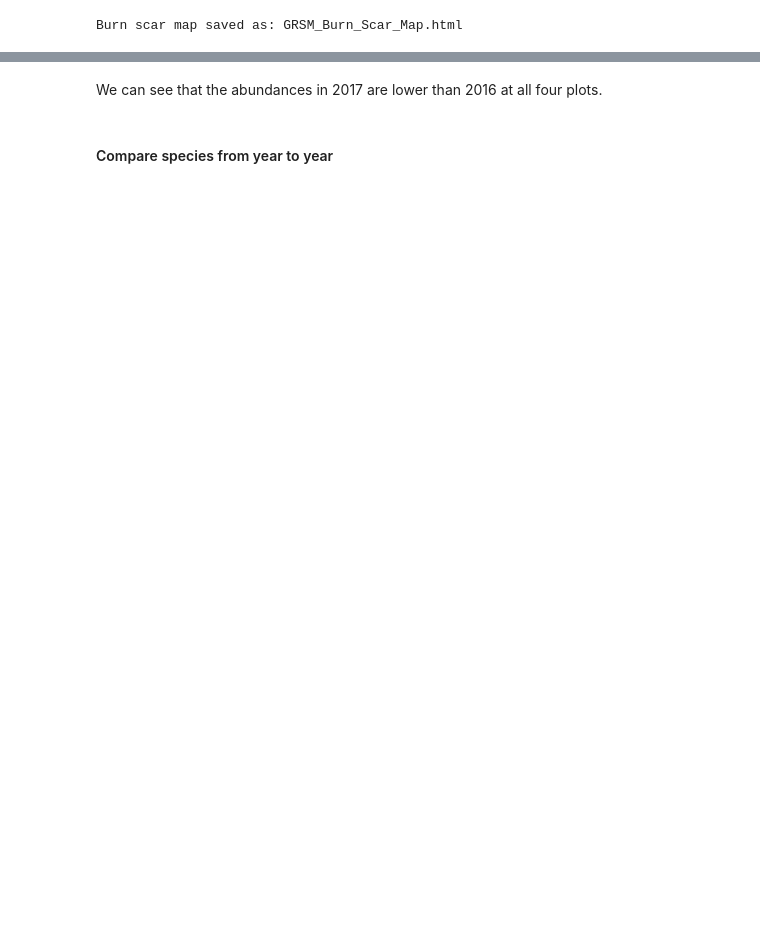
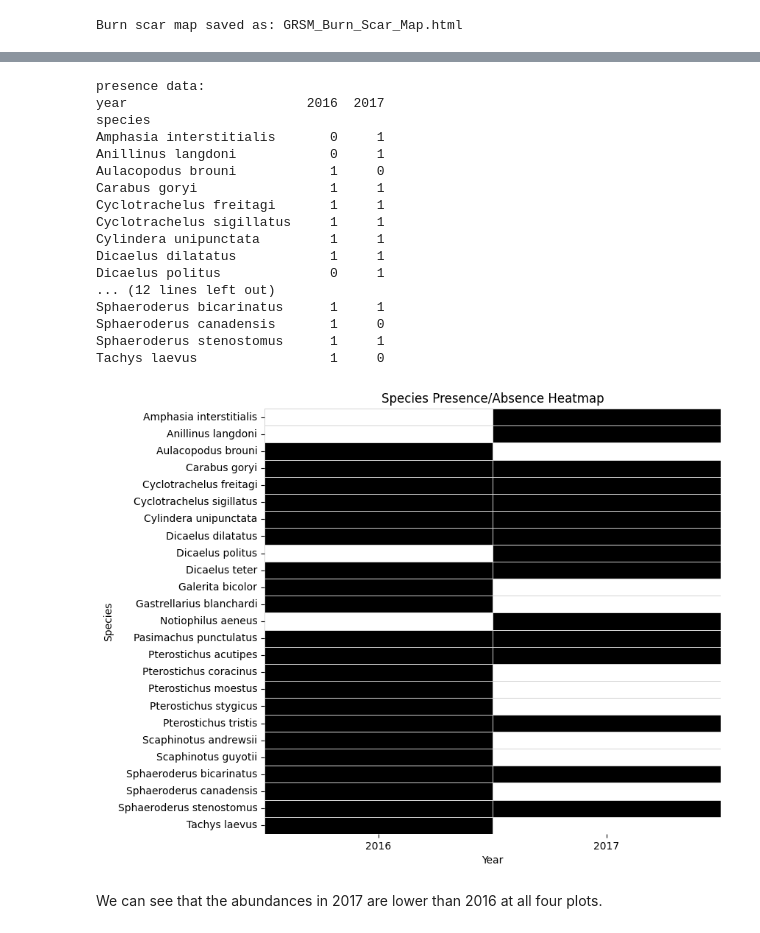
Before and after one commit to NEONScience/NEON-Data-Skills, a Jupyter notebook: tutorials/Other/GEE_Python/04_aop_gbif/Intro_AOP_GBIF_GEE_Python.ipynb, the cells around one changed output, grey strips where cells are left out. Drawn from its saved outputs; the diff is of its cells as text; code cells hidden in the pictures; blank space fills up the shorter version.

Commit message:
update with presence/absence cells, add some more description and place-holders for more details

```diff
--- a/tutorials/Other/GEE_Python/04_aop_gbif/Intro_AOP_GBIF_GEE_Python.ipynb
+++ b/tutorials/Other/GEE_Python/04_aop_gbif/Intro_AOP_GBIF_GEE_Python.ipynb
@@ -399,4 +390,52 @@ plt.show()
+# %%
+# Load the GBIF records
+gbif_geojson = "gbif_carabids_grsm_2016_2017.geojson"
+occ_gdf = gpd.read_file(gbif_geojson)
+
+# Create a presence flag by dropping duplicate species–year pairs
+presence_df = (
+    occ_gdf[['species', 'year']]
+    .drop_duplicates()           # keep one row per species/year
+    .assign(presence=1)          # mark presence
+)
+
+# Pivot so each species is a row, columns are years, values are presence (1) or absence (0)
+presence_pivot = (
+    presence_df
+    .pivot(index='species', columns='year', values='presence')
+    .fillna(0)
+    .astype(int)
+)
+
+# Display the presence data
+print('presence data:')
+print(presence_pivot)
+
+# Plot a heatmap of the presence/absence data
+plt.figure(figsize=(8, max(4, len(presence_pivot) * 0.3)))
+sns.heatmap(presence_pivot, cmap='Greys', cbar=False, linewidths=.5, linecolor='lightgray')
+plt.xlabel("Year")
+plt.ylabel("Species")
+plt.title("Species Presence/Absence Heatmap")
+plt.show()
+# %% [output]
+presence data:
+year                       2016  2017
+species
+Amphasia interstitialis       0     1
+Anillinus langdoni            0     1
+Aulacopodus brouni            1     0
+Carabus goryi                 1     1
+Cyclotrachelus freitagi       1     1
+Cyclotrachelus sigillatus     1     1
+Cylindera unipunctata         1     1
+Dicaelus dilatatus            1     1
+Dicaelus politus              0     1
+... (12 lines left out)
+Sphaeroderus bicarinatus      1     1
+Sphaeroderus canadensis       1     0
+Sphaeroderus stenostomus      1     1
+Tachys laevus                 1     0
+[figure, added]
 # %% [markdown]
 We can see that the abundances in 2017 are lower than 2016 at all four plots.
-# %% [markdown]
-#### Compare species from year to year
```
Also changed, not shown: parts of 29 cells of this notebook, 1 other file.
